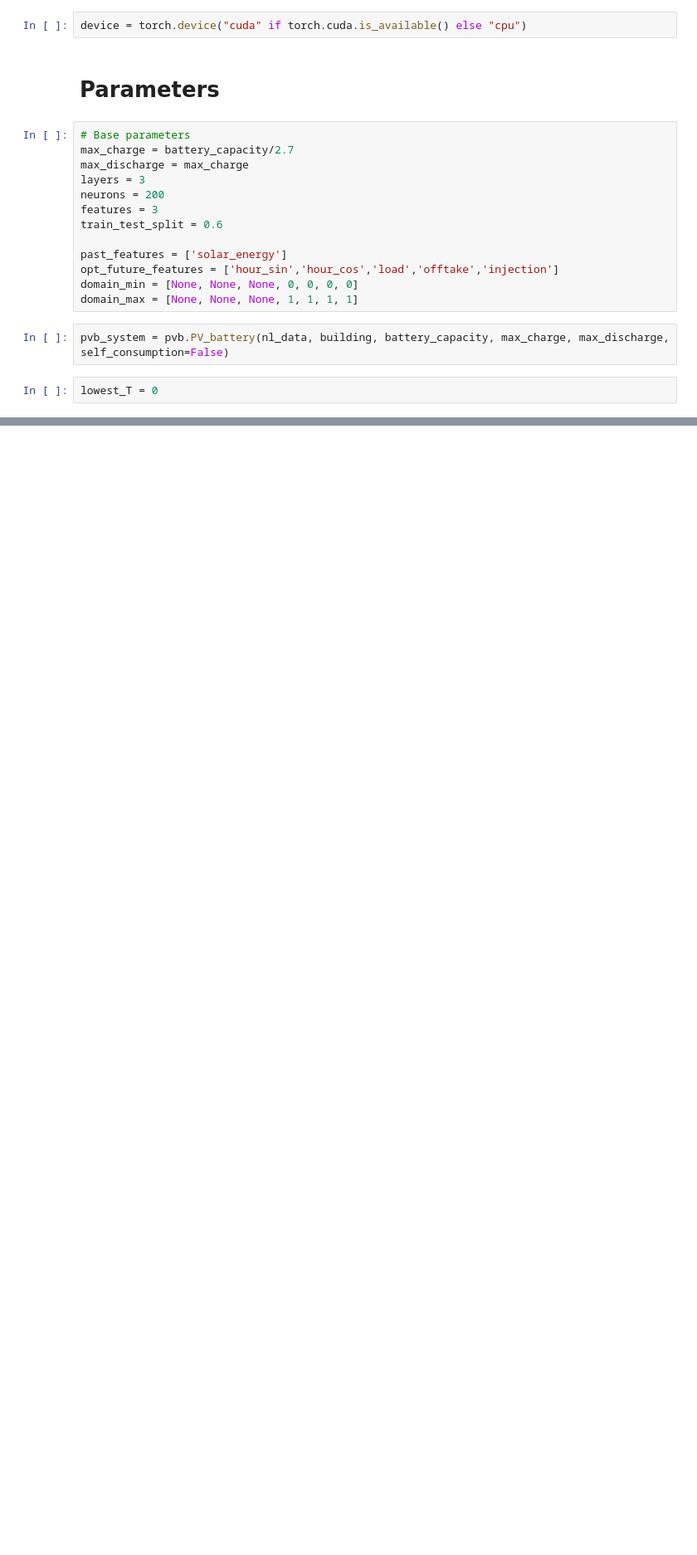
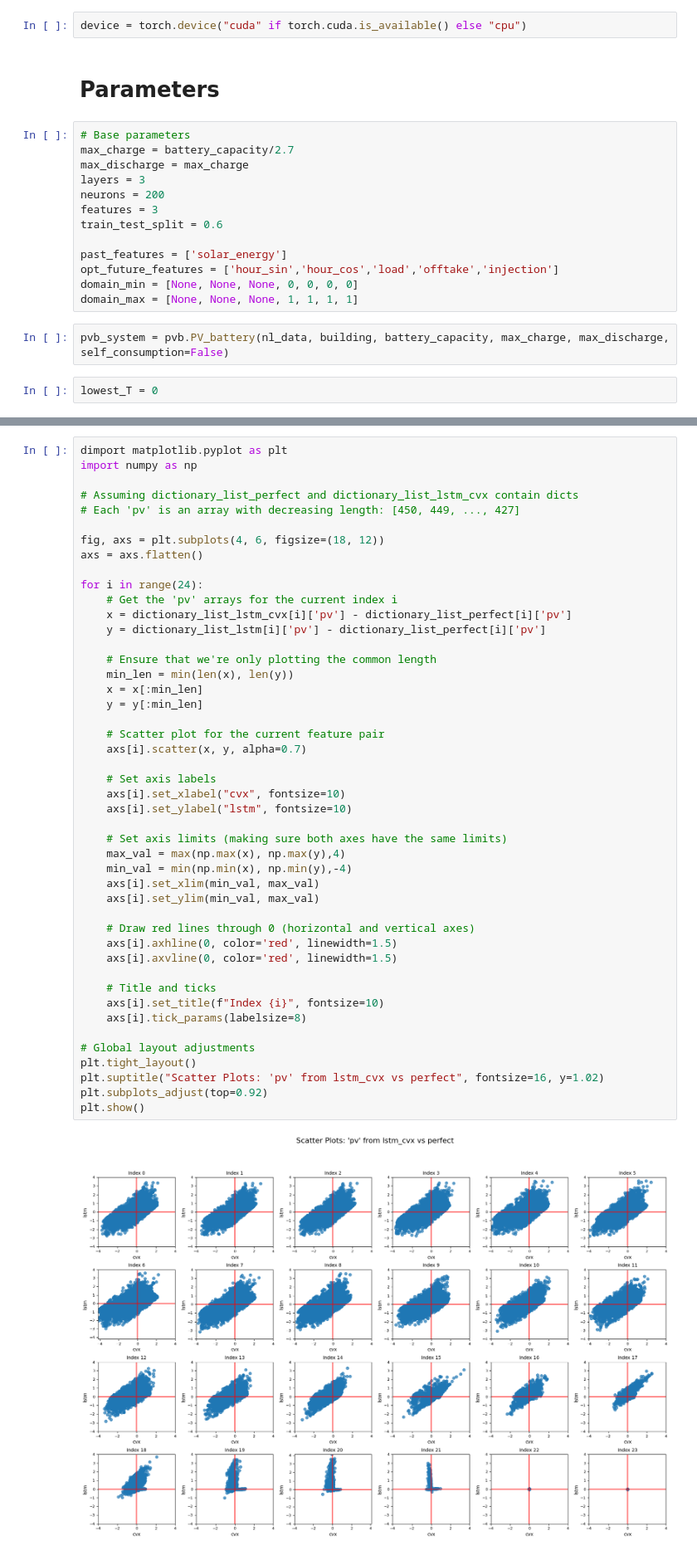
Before and after one commit to Joris-Dprtr/DFL_PVB, a Jupyter notebook: notebooks/MPC_evaluation.ipynb, the cells around one changed output, grey strips where cells are left out. Shown at 83% size. Saved outputs shown, nothing was run; the diff lists cells and outputs as text; blank space fills up the shorter version.

```diff
--- a/notebooks/MPC_evaluation.ipynb
+++ b/notebooks/MPC_evaluation.ipynb
@@ -227,0 +235,48 @@ plt.show()
+# %%
+dimport matplotlib.pyplot as plt
+import numpy as np
+
+# Assuming dictionary_list_perfect and dictionary_list_lstm_cvx contain dicts
+# Each 'pv' is an array with decreasing length: [450, 449, ..., 427]
+
+fig, axs = plt.subplots(4, 6, figsize=(18, 12))
+axs = axs.flatten()
+
+for i in range(24):
+    # Get the 'pv' arrays for the current index i
+    x = dictionary_list_lstm_cvx[i]['pv'] - dictionary_list_perfect[i]['pv']
+    y = dictionary_list_lstm[i]['pv'] - dictionary_list_perfect[i]['pv']
+
+    # Ensure that we're only plotting the common length
+    min_len = min(len(x), len(y))
+    x = x[:min_len]
+    y = y[:min_len]
+
+    # Scatter plot for the current feature pair
+    axs[i].scatter(x, y, alpha=0.7)
+
+    # Set axis labels
+    axs[i].set_xlabel("cvx", fontsize=10)
+    axs[i].set_ylabel("lstm", fontsize=10)
+
+    # Set axis limits (making sure both axes have the same limits)
+    max_val = max(np.max(x), np.max(y),4)
+    min_val = min(np.min(x), np.min(y),-4)
+    axs[i].set_xlim(min_val, max_val)
+    axs[i].set_ylim(min_val, max_val)
+
+    # Draw red lines through 0 (horizontal and vertical axes)
+    axs[i].axhline(0, color='red', linewidth=1.5)
+    axs[i].axvline(0, color='red', linewidth=1.5)
+
+    # Title and ticks
+    axs[i].set_title(f"Index {i}", fontsize=10)
+    axs[i].tick_params(labelsize=8)
+
+# Global layout adjustments
+plt.tight_layout()
+plt.suptitle("Scatter Plots: 'pv' from lstm_cvx vs perfect", fontsize=16, y=1.02)
+plt.subplots_adjust(top=0.92)
+plt.show()
+# %% [output]
+[figure, added]
```
Also changed, not shown: parts of 22 cells of this notebook, 2 other files.
